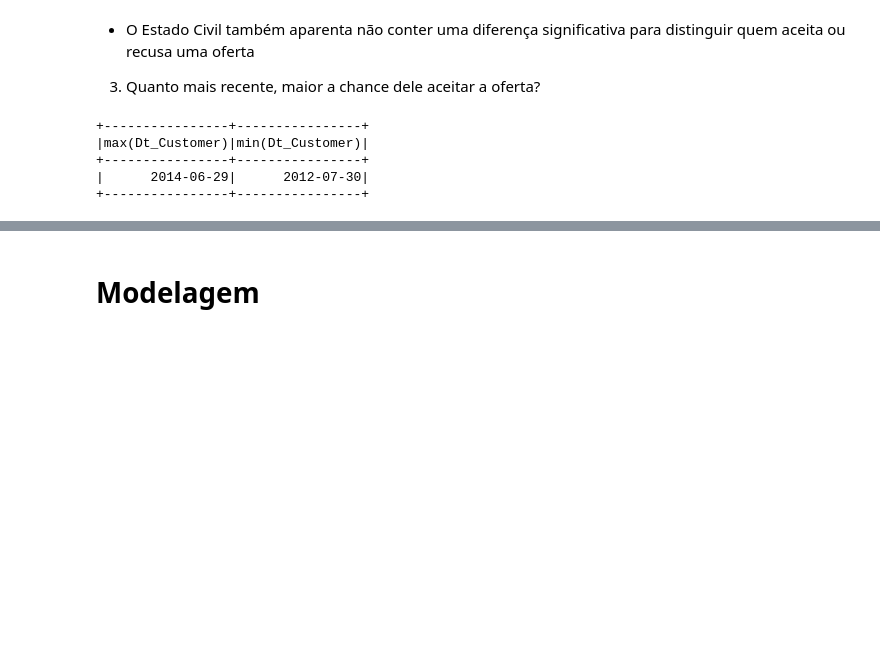
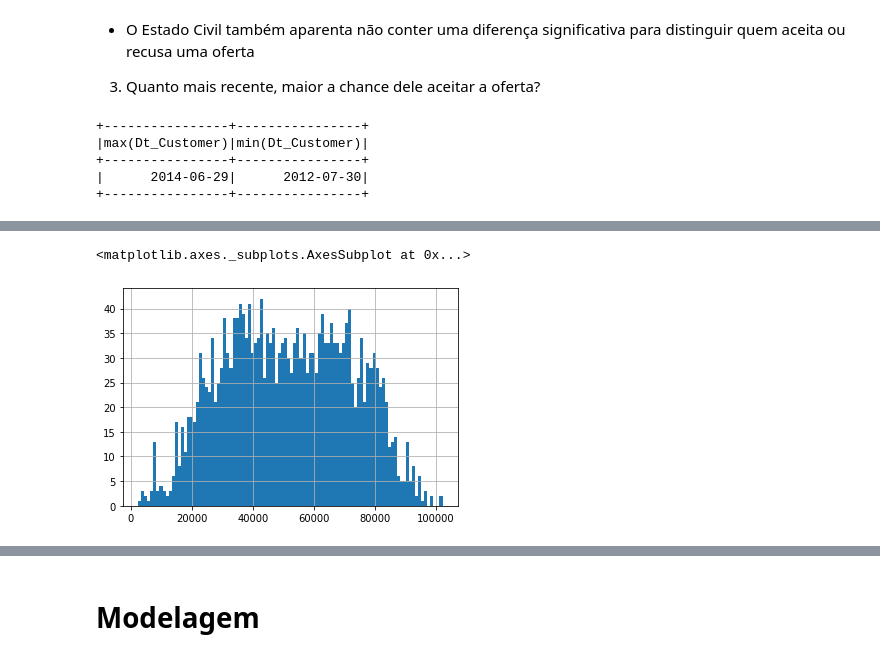
Before and after one commit to joaoflauzino/cafe_c_codigo_01, a Jupyter notebook: cafe_c_codigo_01.ipynb, the cells around one changed output, grey strips where cells are left out. Cells and saved outputs as stored; diff of their text form; code cells hidden in the pictures; blank space fills up the shorter version.

```diff
--- a/cafe_c_codigo_01.ipynb
+++ b/cafe_c_codigo_01.ipynb
@@ -296,0 +362,5 @@ df_age_company = df.select('Target', 'Age_Company').toPandas()
+# %%
+df_sem_outlier.select('Income').toPandas()['Income'].astype(float).hist(bins = 100)
+# %% [output]
+<matplotlib.axes._subplots.AxesSubplot at 0x...>
+[figure, added]
```
Also changed, not shown: parts of 26 cells of this notebook.
